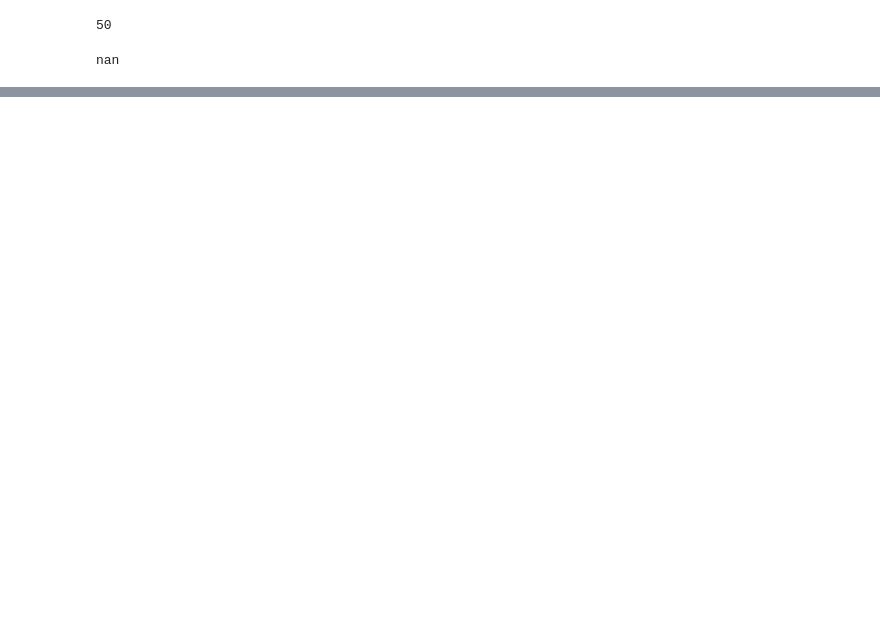
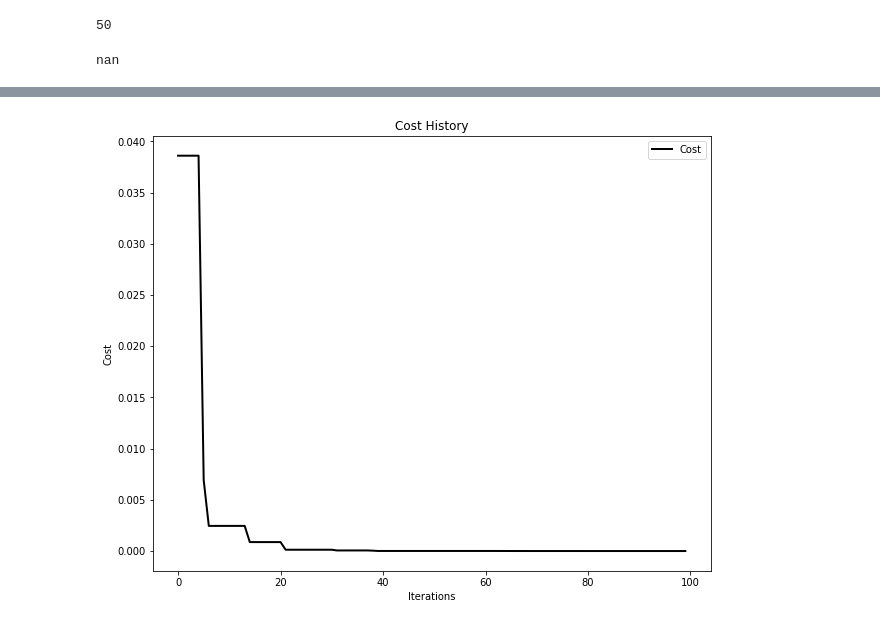
Before and after one commit to Poulami-Sarkar/Chaos-in-production-economics, a Jupyter notebook: PSO.ipynb, the cells around one changed output, grey strips where cells are left out. Drawn from its saved outputs; the diff is of its cells as text; code cells hidden in the pictures; blank space fills up the shorter version.

```diff
--- a/PSO.ipynb
+++ b/PSO.ipynb
@@ -529,0 +539,4 @@ nan
+# %%
+options = {'c1':0.5, 'c2':0.3, 'w':0.9}
+optimizer = ps.single.GlobalBestPSO(n_particles=50, dimensions=2, options=options)
+cost, pos = optimizer.optimize(fx.sphere, iters=100)
@@ -529,0 +546,5 @@ nan
+# %%
+plot_cost_history(cost_history=optimizer.cost_history)
+plt.show()
+# %% [output]
+[figure, added]
```
Also changed, not shown: parts of 10 cells of this notebook, 26 other files.
